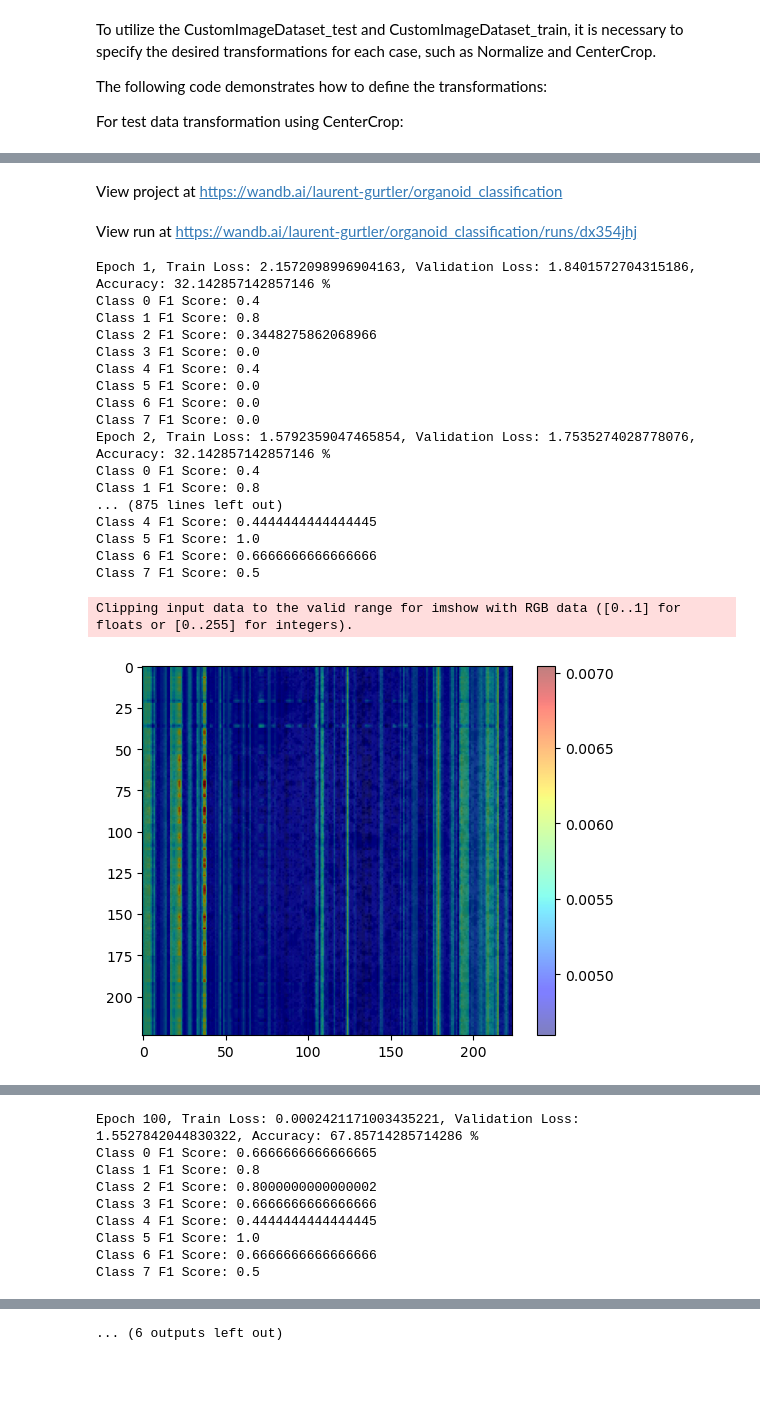
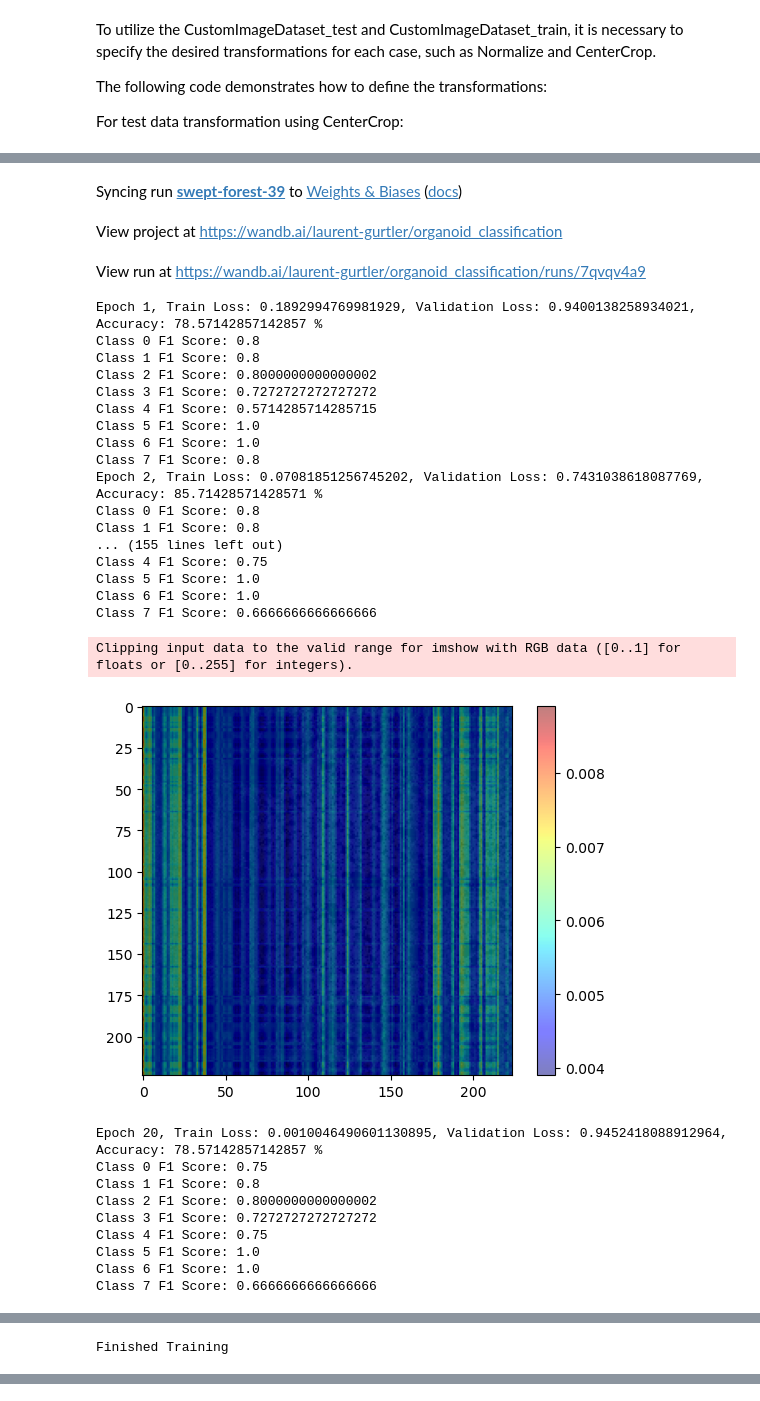
Before and after one commit to lguertle/organoids-project, a Jupyter notebook: notebooks/DL_classifier.ipynb, the cells around one changed output, grey strips where cells are left out. Drawn from its saved outputs; the diff is of its cells as text; code cells hidden in the pictures; blank space fills up the shorter version.

```diff
--- a/notebooks/DL_classifier.ipynb
+++ b/notebooks/DL_classifier.ipynb
@@ -62,7 +62,7 @@ from sklearn.metrics import f1_score, confusion_matrix, ConfusionMatrixDisplay
 7 -  7 class : split
 # %%
 # paths for data upload
-FILE_PATH = get_hard_disk_path("DL")
+FILE_PATH = get_hard_disk_path("DL_augmented")[:-1] + "_10/"
 TRAIN_FEATURES_PATH_0 = FILE_PATH + 'dead'
 TRAIN_FEATURES_PATH_1 = FILE_PATH + 'empty'
 TRAIN_FEATURES_PATH_2 = FILE_PATH + 'keep0'
@@ -323,11 +323,11 @@ model = ViTForImageClassificationWithAttention(config)
 # %%
 from torch.utils.data import DataLoader
 
-test_loader = DataLoader(test_dataset, batch_size=32, shuffle=False)
-train_loader = DataLoader(train_dataset, batch_size=32, shuffle=True)
+test_loader = DataLoader(test_dataset, batch_size=64, shuffle=False)
+train_loader = DataLoader(train_dataset, batch_size=64, shuffle=True)
 # %%
 criterion = torch.nn.CrossEntropyLoss()
-optimizer = optim.Adam(model.parameters(), lr=5e-5)
+optimizer = optim.Adam(model.parameters(), lr=5e-5, weight_decay=1e-5)
 # %%
 import torch
 import wandb
@@ -340,7 +340,8 @@ wandb.init(project="organoid_classification", entity="laurent-gurtler")
 
 # Configurations (hyperparameters and model architecture)
 config = wandb.config
-config.learning_rate = 0.001
+config.learning_rate = 0.00001
+config.batch_size = 64
 
 device = torch.device("cuda" if torch.cuda.is_available() else "cpu")
 model.to(device)
@@ -349,7 +350,7 @@ wandb.watch(model, criterion, log="all", log_freq=10)
 
 epoch_f1_scores_dict_list = []
 
-num_epochs = 100  # Number of epochs to train for
+num_epochs = 20  # Number of epochs to train for
 
 for epoch in range(num_epochs):
     model.train()
@@ -428,6 +429,8 @@ for epoch in range(num_epochs):
     # Logging the classification report
     wandb.log({"classification_report": classification_rep})
 
+    wandb.log({"epoch": epoch, "validation_loss": validation_loss/len(test_loader)})
+
     # Print statistics for each class
     print(f"Epoch {epoch+1}, Train Loss: {running_loss/len(train_loader)}, "
         f"Validation Loss: {validation_loss/len(test_loader)}, Accuracy: {accuracy} %")
@@ -472,21 +473,31 @@ Syncing run prime-wildflower-33 to Weights & Biases (docs)
-View project at https://wandb.ai/laurent-gurtler/organoid_classification
+Syncing run swept-forest-39 to Weights & Biases (docs)
-View run at https://wandb.ai/laurent-gurtler/organoid_classification/runs/dx354jhj
+View project at https://wandb.ai/laurent-gurtler/organoid_classification
+View run at https://wandb.ai/laurent-gurtler/organoid_classification/runs/7qvqv4a9
+Epoch 1, Train Loss: 0.1892994769981929, Validation Loss: 0.9400138258934021, Accuracy: 78.57142857142857 %
+Class 0 F1 Score: 0.8
+Class 1 F1 Score: 0.8
+Class 2 F1 Score: 0.8000000000000002
+Class 3 F1 Score: 0.7272727272727272
+Class 4 F1 Score: 0.5714285714285715
+Class 5 F1 Score: 1.0
+Class 6 F1 Score: 1.0
+Class 7 F1 Score: 0.8
+Epoch 2, Train Loss: 0.07081851256745202, Validation Loss: 0.7431038618087769, Accuracy: 85.71428571428571 %
+Class 0 F1 Score: 0.8
+Class 1 F1 Score: 0.8
+... (155 lines left out)
+Class 4 F1 Score: 0.75
+Class 5 F1 Score: 1.0
+Class 6 F1 Score: 1.0
+Class 7 F1 Score: 0.6666666666666666
-Epoch 1, Train Loss: 2.1572098996904163, Validation Loss: 1.8401572704315186, Accuracy: 32.142857142857146 %
-Class 0 F1 Score: 0.4
-Class 1 F1 Score: 0.8
-Class 2 F1 Score: 0.3448275862068966
-Class 3 F1 Score: 0.0
-Class 4 F1 Score: 0.4
-Class 5 F1 Score: 0.0
-Class 6 F1 Score: 0.0
-Class 7 F1 Score: 0.0
-Epoch 2, Train Loss: 1.5792359047465854, Validation Loss: 1.7535274028778076, Accuracy: 32.142857142857146 %
-Class 0 F1 Score: 0.4
-Class 1 F1 Score: 0.8
-... (875 lines left out)
-Class 4 F1 Score: 0.4444444444444445
-Class 5 F1 Score: 1.0
-Class 6 F1 Score: 0.6666666666666666
-Class 7 F1 Score: 0.5
+Clipping input data to the valid range for imshow with RGB data ([0..1] for floats or [0..255] for integers).
+[figure, new version]
-Clipping input data to the valid range for imshow with RGB data ([0..1] for floats or [0..255] for integers).
+Epoch 20, Train Loss: 0.0010046490601130895, Validation Loss: 0.9452418088912964, Accuracy: 78.57142857142857 %
+Class 0 F1 Score: 0.75
+Class 1 F1 Score: 0.8
+Class 2 F1 Score: 0.8000000000000002
+Class 3 F1 Score: 0.7272727272727272
+Class 4 F1 Score: 0.75
+Class 5 F1 Score: 1.0
+Class 6 F1 Score: 1.0
+Class 7 F1 Score: 0.6666666666666666
-[figure, old version]
@@ -493,9 +505 @@ Clipping input data to the valid range for imshow with RGB data ([0..1] for floa
-Epoch 100, Train Loss: 0.0002421171003435221, Validation Loss: 1.5527842044830322, Accuracy: 67.85714285714286 %
-Class 0 F1 Score: 0.6666666666666665
-Class 1 F1 Score: 0.8
-Class 2 F1 Score: 0.8000000000000002
-Class 3 F1 Score: 0.6666666666666666
-Class 4 F1 Score: 0.4444444444444445
-Class 5 F1 Score: 1.0
-Class 6 F1 Score: 0.6666666666666666
-Class 7 F1 Score: 0.5
+Finished Training
@@ -504 +506,0 @@ Finished Training
-... (6 outputs left out)
```
Also changed, not shown: parts of 4 cells of this notebook, 4 other files.
